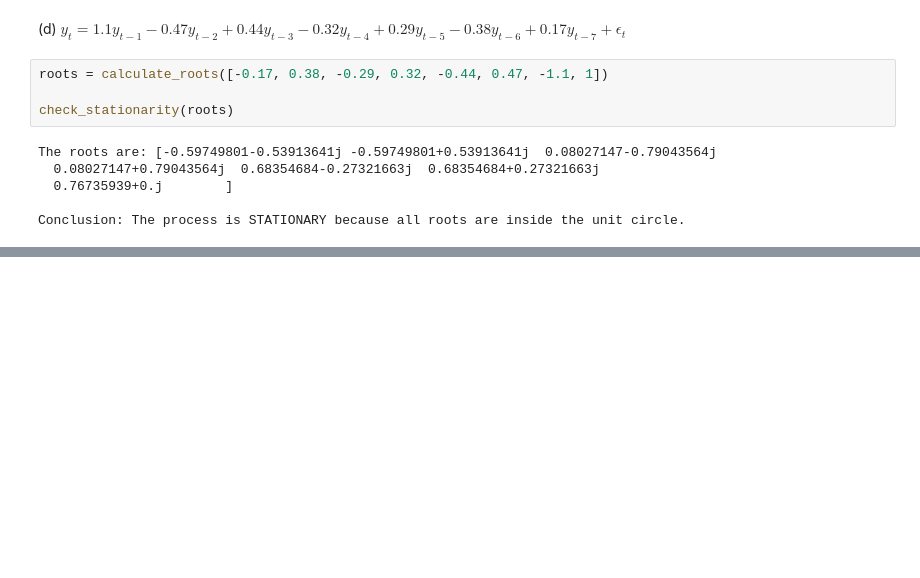
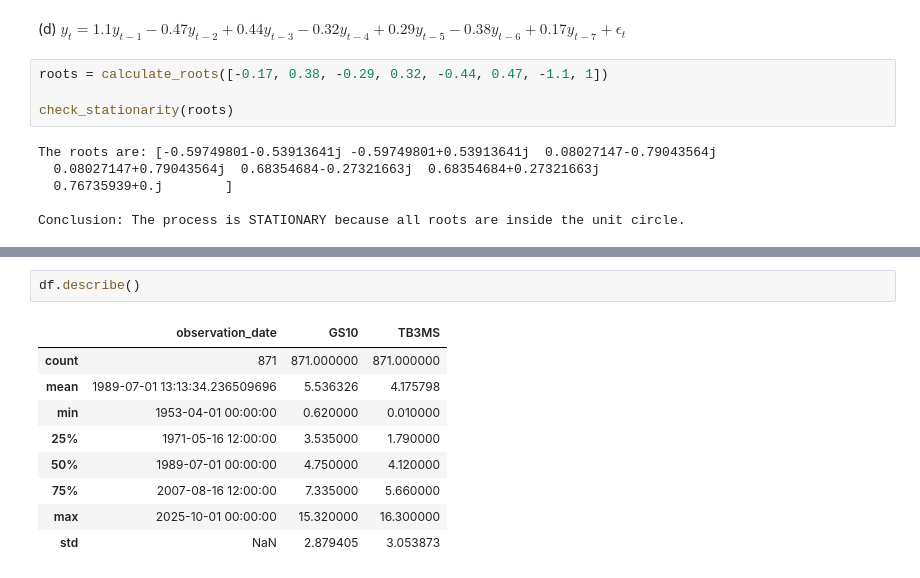
Before and after one commit to liamti5/waseda-time-series-analysis, a Jupyter notebook: notebooks/PS1_liamtessendorf.ipynb, the cells around one changed output, grey strips where cells are left out. Saved outputs shown, nothing was run; the diff lists cells and outputs as text; blank space fills up the shorter version.

```diff
--- a/notebooks/PS1_liamtessendorf.ipynb
+++ b/notebooks/PS1_liamtessendorf.ipynb
@@ -137,0 +189,12 @@ Conclusion: The process is STATIONARY because all roots are inside the unit circ
+# %%
+df.describe()
+# %% [output]
+|  | observation_date | GS10 | TB3MS |
+| count | 871 | 871.000000 | 871.000000 |
+| mean | 1989-07-01 13:13:34.236509696 | 5.536326 | 4.175798 |
+| min | 1953-04-01 00:00:00 | 0.620000 | 0.010000 |
+| 25% | 1971-05-16 12:00:00 | 3.535000 | 1.790000 |
+| 50% | 1989-07-01 00:00:00 | 4.750000 | 4.120000 |
+| 75% | 2007-08-16 12:00:00 | 7.335000 | 5.660000 |
+| max | 2025-10-01 00:00:00 | 15.320000 | 16.300000 |
+| std | NaN | 2.879405 | 3.053873 |
```
Also changed, not shown: parts of 11 cells of this notebook.
